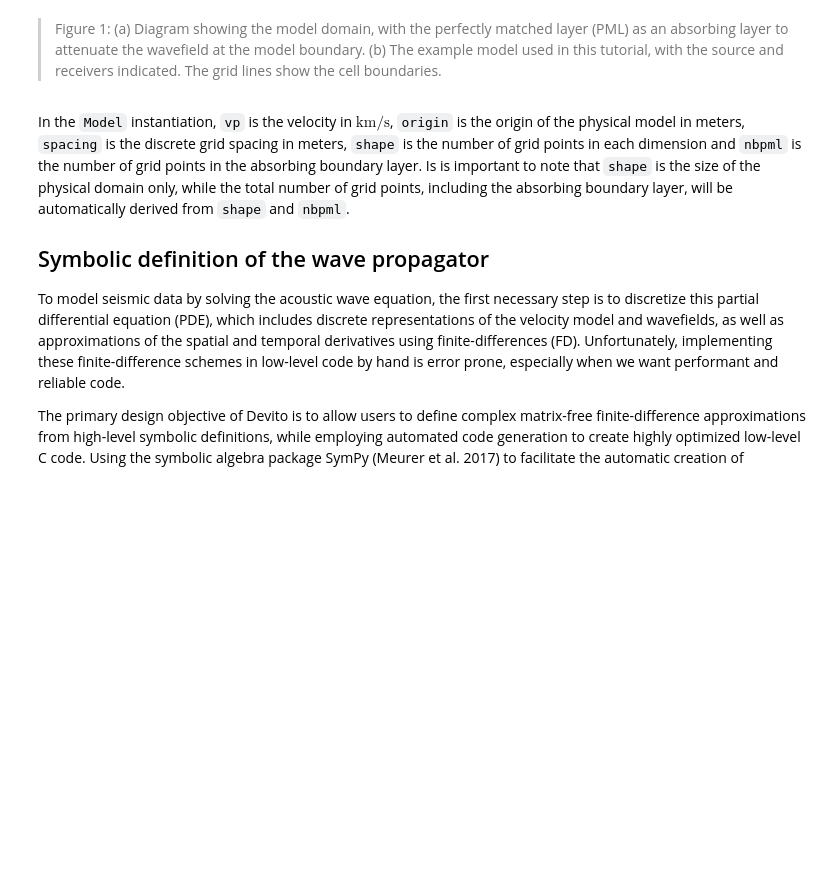
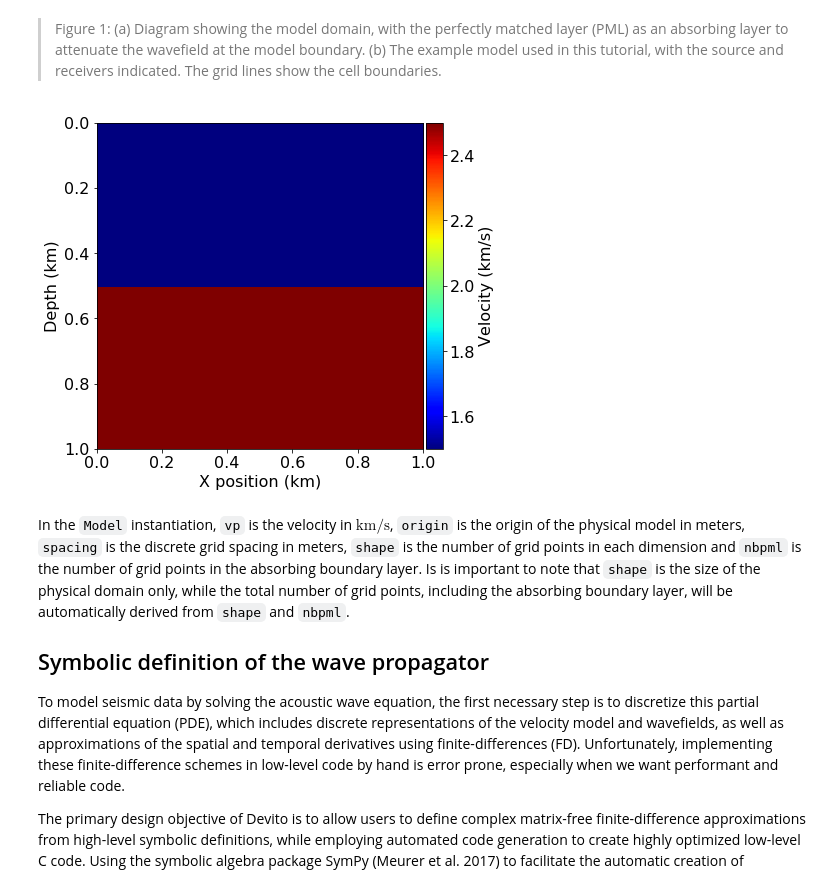
Before and after one commit to seg/tutorials-2017, a Jupyter notebook: 1712_FWI_forward_modeling/notebooks/manuscript.ipynb, the cells around one changed output. Saved outputs shown, nothing was run; the diff lists cells and outputs as text; code cells hidden in the pictures; blank space fills up the shorter version.

```diff
--- a/1712_FWI_forward_modeling/notebooks/Notebook.ipynb
+++ b/1712_FWI_forward_modeling/notebooks/manuscript.ipynb
@@ -74,15 +83,22 @@ HTML("../Figures/Figure1_composed.svg")
 from examples.seismic import Model, plot_velocity
 
 # Define a velocity model. The velocity is in km/s
-v = np.empty((101, 101), dtype=np.float32)
-v[:, :51] = 1.5
-v[:, 51:] = 2.5
+vp = np.empty((101, 101), dtype=np.float32)
+vp[:, :51] = 1.5
+vp[:, 51:] = 2.5
 # %%
-model = Model(vp=v,              # A velocity model.
+model = Model(vp=vp,             # A velocity model.
               origin=(0, 0),     # Top left corner.
               shape=(101, 101),  # Number of grid points.
               spacing=(10, 10),  # Grid spacing in m.
               nbpml=40)          # boundary layer.
+# %%
+# NOT FOR MANUSCRIPT
+
+# Quick plot of model.
+plot_velocity(model)
+# %% [output]
+[figure, added]
 # %% [markdown]
 In the `Model` instantiation, `vp` is the velocity in $\text{km}/\text{s}$, `origin` is the origin of the physical model in meters, `spacing` is the discrete grid spacing in meters, `shape` is the number of grid points in each dimension and `nbpml` is the number of grid points in the absorbing boundary layer. Is is important to note that `shape` is the size of the physical domain only, while the total number of grid points, including the absorbing boundary layer, will be automatically derived from `shape` and `nbpml`.
 
```
Also changed, not shown: parts of 6 cells of this notebook, 11 other files.
